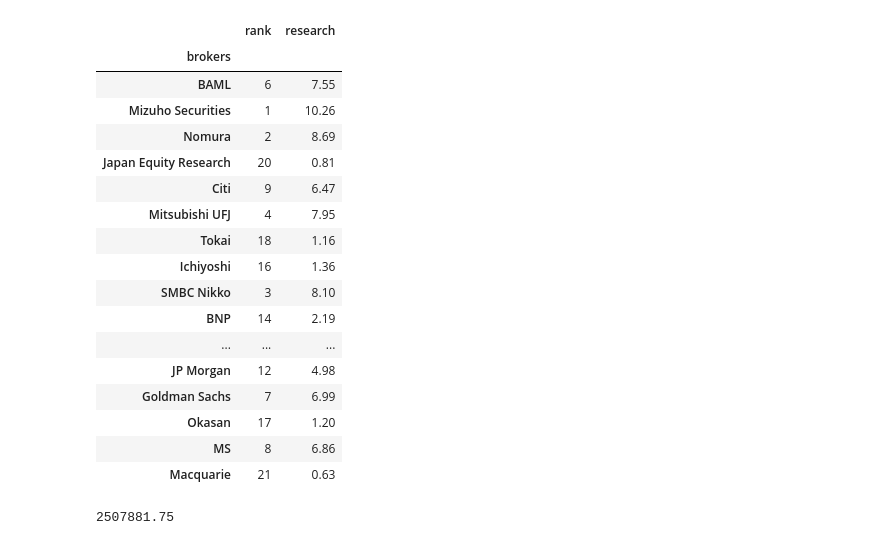
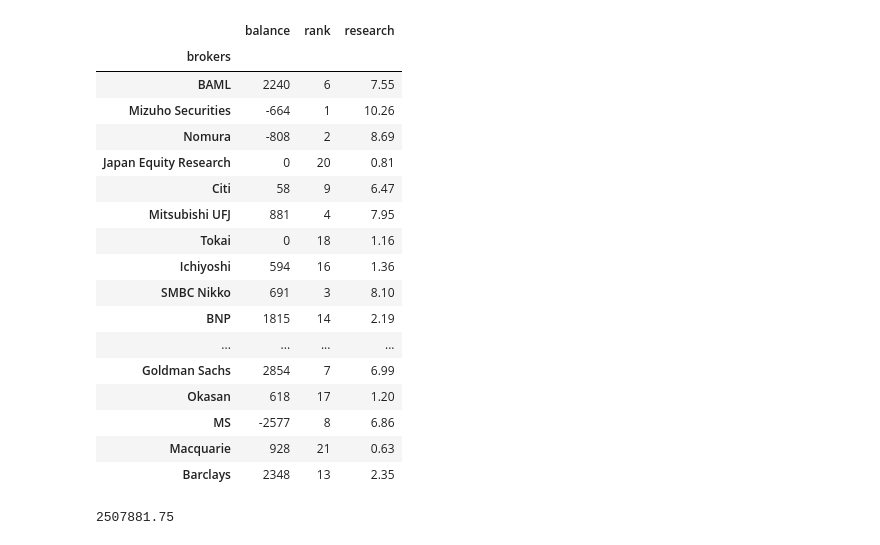
Before and after one commit to vico/web_monitor, a Jupyter notebook: notebooks/Commission.ipynb, the cells around one changed output. Drawn from its saved outputs; the diff is of its cells as text; code cells hidden in the pictures.

```diff
--- a/notebooks/Commission.ipynb
+++ b/notebooks/Commission.ipynb
@@ -266,42 +187,48 @@ currency_mask = ytd_trades['currencyCode'] == 'JPY'
 # %%
-# broker rank for each quarter
+# broker rank for each quarter - 2016Q1
 data = {
     'brokers': ['BAML', 'Mizuho Securities',  'Nomura', 'Japan Equity Research',
                 'Citi', 'Mitsubishi UFJ', 'Tokai', 'Ichiyoshi', 'SMBC Nikko',
                 'BNP', 'Deutsche', 'CLSA', 'Daiwa', 'Jefferies',
                 'CS', 'UBS', 'JP Morgan', 'Goldman Sachs', 'Okasan',
-                'MS', 'Macquarie'
+                'MS', 'Macquarie', 'Barclays'
                ],
-    'rank': [6, 1, 2, 20, 9, 4, 18, 16, 3, 14, 19, 22, 5, 15, 11, 10, 12, 7, 17, 8, 21],
-    'research': map(lambda x: x, [7.55, 10.26, 8.69, 0.81,
+    'rank': [6, 1, 2, 20, 9, 4, 18, 16, 3, 14, 19, 22, 5, 15, 11, 10, 12, 7, 17, 8, 21, 13],
+    'balance': [2240, -664, -808, 0,
+                58, 881, 0, 594, 691,
+                1815, 1128, 1836, 1719, 2450,
+                -8419, -417, 3744, 2854, 618,
+                -2577, 928, 2348
+               ],
+    'research': map(lambda x: x, [7.55, 10.255114, 8.69, 0.81,
                  6.47, 7.95, 1.16, 1.36, 8.1,
                  2.19, 0.99, 0.13, 7.94, 1.46,
                  5.72, 8.18, 4.98, 6.99, 1.2,
-                 6.86, 0.63
+                 6.86, 0.63, 2.35
                 ])
 }
 
 jp_ranks_df = pd.DataFrame(data).set_index('brokers')
 jp_ranks_df
 # %% [output]
-|  | rank | research |
-| brokers |  |  |
-| BAML | 6 | 7.55 |
-| Mizuho Securities | 1 | 10.26 |
-| Nomura | 2 | 8.69 |
-| Japan Equity Research | 20 | 0.81 |
-| Citi | 9 | 6.47 |
-| Mitsubishi UFJ | 4 | 7.95 |
-| Tokai | 18 | 1.16 |
-| Ichiyoshi | 16 | 1.36 |
-| SMBC Nikko | 3 | 8.10 |
-| BNP | 14 | 2.19 |
-| ... | ... | ... |
-| JP Morgan | 12 | 4.98 |
-| Goldman Sachs | 7 | 6.99 |
-| Okasan | 17 | 1.20 |
-| MS | 8 | 6.86 |
-| Macquarie | 21 | 0.63 |
+|  | balance | rank | research |
+| brokers |  |  |  |
+| BAML | 2240 | 6 | 7.55 |
+| Mizuho Securities | -664 | 1 | 10.26 |
+| Nomura | -808 | 2 | 8.69 |
+| Japan Equity Research | 0 | 20 | 0.81 |
+| Citi | 58 | 9 | 6.47 |
+| Mitsubishi UFJ | 881 | 4 | 7.95 |
+| Tokai | 0 | 18 | 1.16 |
+| Ichiyoshi | 594 | 16 | 1.36 |
+| SMBC Nikko | 691 | 3 | 8.10 |
+| BNP | 1815 | 14 | 2.19 |
+| ... | ... | ... | ... |
+| Goldman Sachs | 2854 | 7 | 6.99 |
+| Okasan | 618 | 17 | 1.20 |
+| MS | -2577 | 8 | 6.86 |
+| Macquarie | 928 | 21 | 0.63 |
+| Barclays | 2348 | 13 | 2.35 |
 # %%
 jp_quarter_commission_budget =10031527/4.0
 jp_quarter_commission_budget
```
Also changed, not shown: parts of 19 cells of this notebook, 2 other files.
